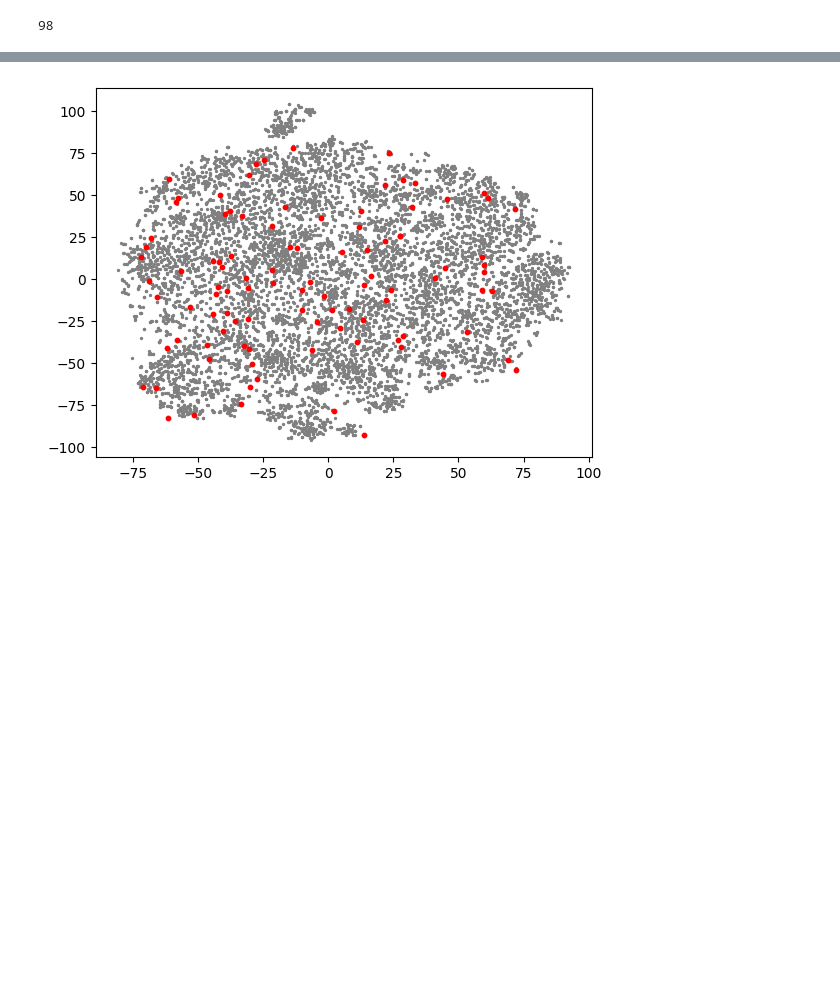
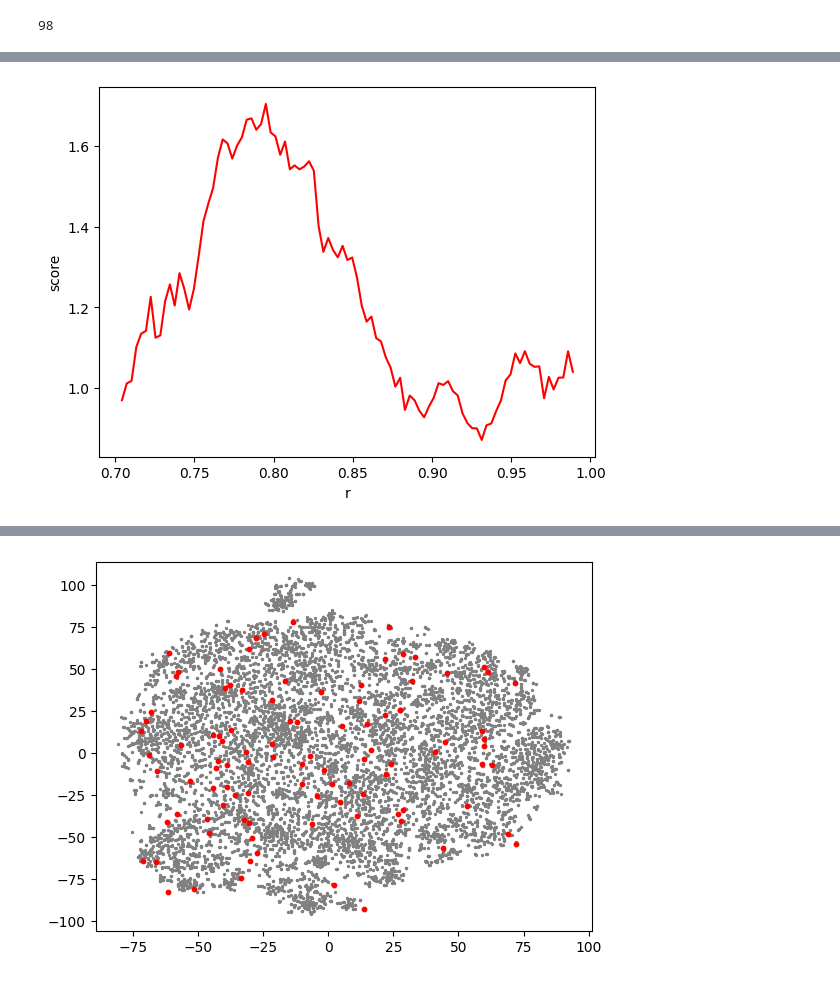
Before and after one commit to swordsbird/ScalableMatrix, a Jupyter notebook: experiment/loci/test.ipynb, the cells around one changed output, grey strips where cells are left out. Cells and saved outputs as stored; diff of their text form; code cells hidden in the pictures; blank space fills up the shorter version.

```diff
--- a/experiment/loci/test.ipynb
+++ b/experiment/loci/test.ipynb
@@ -327,0 +492,30 @@ plt.show()
+# %%
+fig, ax = plt.subplots()
+tp = res.outlier_score.argsort()[-20:]
+for x in []:#tp:
+    ranks = []
+    xs = [y[0] for y in res.result[x]['records'][150:-5]]
+    mdefs = np.array([y[1] for y in res.result[x]['records'][150:-5]])
+    s_mdefs = np.array([y[2] for y in res.result[x]['records'][150:-5]])
+    ax.plot(xs, mdefs / s_mdefs, label=str(x) + ' score', color='b')
+fp = [8629, 1193, 2732, 5578, 4628, 4234]
+for x in [4234]:
+    ranks = []
+    xs = [y[0] for y in res.result[x]['records'][150:-5]]
+    mdefs = np.array([y[1] for y in res.result[x]['records'][150:-5]])
+    s_mdefs = np.array([y[2] for y in res.result[x]['records'][150:-5]])
+    ax.plot(xs, mdefs / s_mdefs, label=str(x) + ' score', color='r')
+normal = [1,2,3,4,5,6,7,8,9,10]
+for x in []:
+    ranks = []
+    xs = [y[0] for y in res.result[x]['records'][150:-5]]
+    mdefs = np.array([y[1] for y in res.result[x]['records'][150:-5]])
+    s_mdefs = np.array([y[2] for y in res.result[x]['records'][150:-5]])
+    ax.plot(xs, mdefs / s_mdefs, label=str(x) + ' score', color='pink')
+ax.set_xlabel('r')
+ax.set_ylabel('score')
+# ax.set_yscale('log')
+#  ax.legend()
+plt.show()
+# %% [output]
+[figure, added]
```
Also changed, not shown: parts of 63 cells of this notebook, 5 other files.
